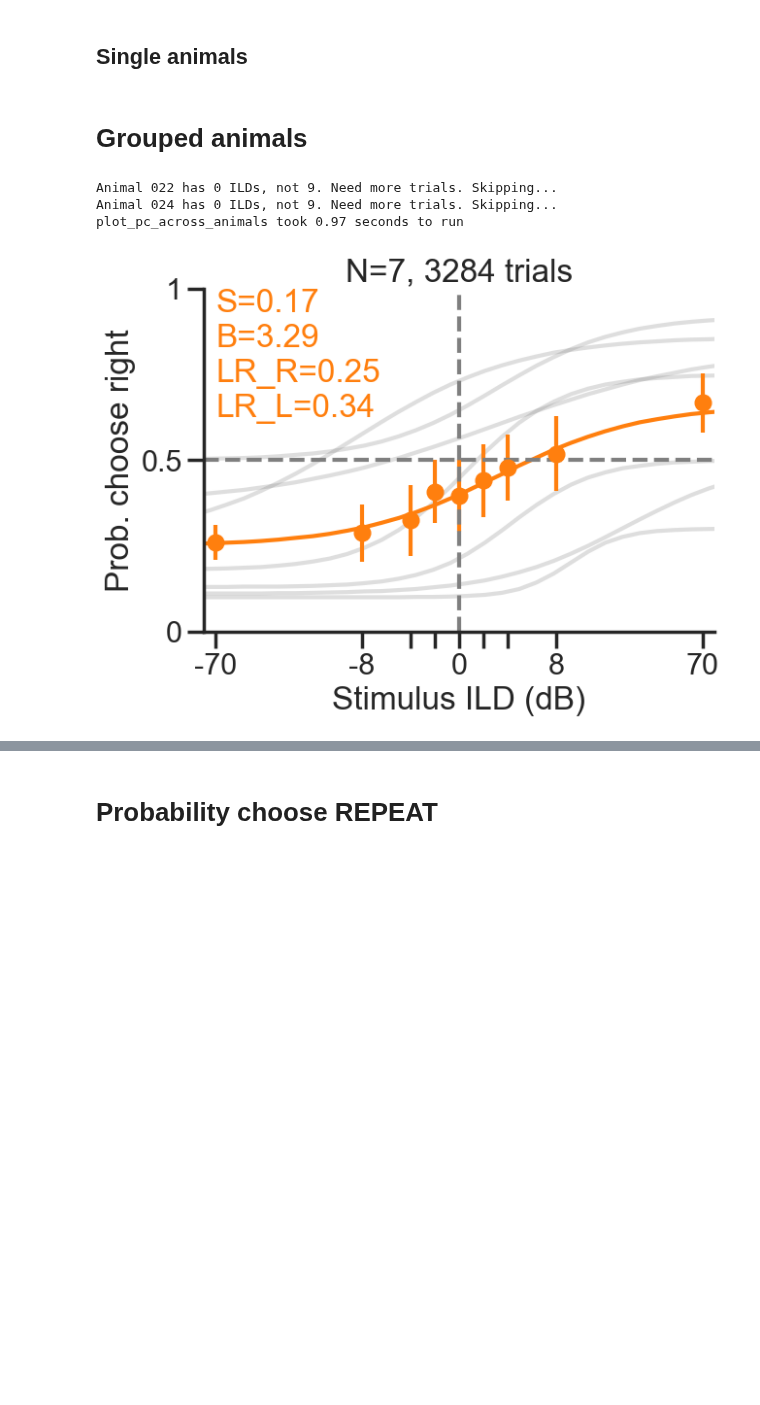
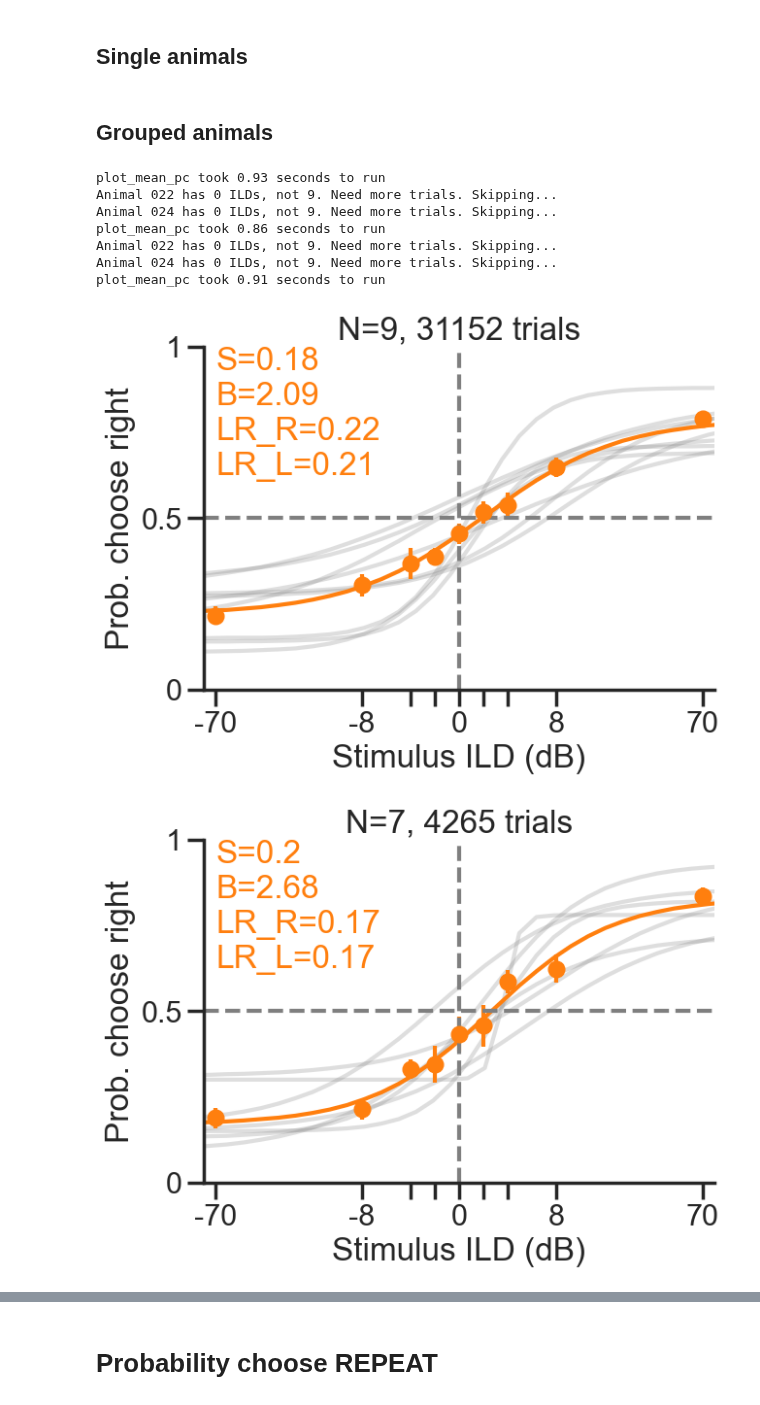
Before and after one commit to 3leni0n/PycharmProjects, a Jupyter notebook: psychometric_curves/notebook.ipynb, the cells around one changed output, grey strips where cells are left out. Drawn from its saved outputs; the diff is of its cells as text; code cells hidden in the pictures; blank space fills up the shorter version.

Commit message:
Finished paired PCs saline vs drug

```diff
--- a/psychometric_curves/notebook.ipynb
+++ b/psychometric_curves/notebook.ipynb
@@ -13,2 +9,6 @@ drug = 1  # np.nan = rest, 0 = saline, 1 = drug (MK-801)
+# %%
+# Set parameters
+experiment = '2AFC_6'  # Set the experiment (batch)
+animals = ['014', '016', '017', '020', '021', '022', '023', '024', '025']
 # %% [markdown]
 # Probability choose RIGHT
@@ -21,9 +19,17 @@ kind = 'prob_right'
 # %% [markdown]
-# Grouped animals
+## Grouped animals
-# %%
-psych_curve = plot_pc_across_animals(experiment='2AFC_6', animals=['014', '016', '017', '020', '021', '022', '023', '024', '025'], save=False, kind=kind, drug=drug, format='png', transparent=False)
-# %% [output]
-Animal 022 has 0 ILDs, not 9. Need more trials. Skipping...
-Animal 024 has 0 ILDs, not 9. Need more trials. Skipping...
-plot_pc_across_animals took 0.97 seconds to run
-[figure, removed]
+# %%
+kind = 'prob_right'
+psych_curve_rest = plot_mean_pc(experiment='2AFC_6', animals=animals, save=False, kind=kind, drug=None, format='png', transparent=False)  # Rest
+psych_curve_saline = plot_mean_pc(experiment='2AFC_6', animals=animals, save=False, kind=kind, drug=0, format='png', transparent=False)  # Saline
+psych_curve_drug = plot_mean_pc(experiment='2AFC_6', animals=animals, save=False, kind=kind, drug=1, format='png', transparent=False)  # Drug (MK-801)
+# %% [output]
+plot_mean_pc took 0.93 seconds to run
+Animal 022 has 0 ILDs, not 9. Need more trials. Skipping...
+Animal 024 has 0 ILDs, not 9. Need more trials. Skipping...
+plot_mean_pc took 0.86 seconds to run
+Animal 022 has 0 ILDs, not 9. Need more trials. Skipping...
+Animal 024 has 0 ILDs, not 9. Need more trials. Skipping...
+plot_mean_pc took 0.91 seconds to run
+[figure, added]
+[figure, added]
```
Also changed, not shown: parts of 10 cells of this notebook, 28 other files.
